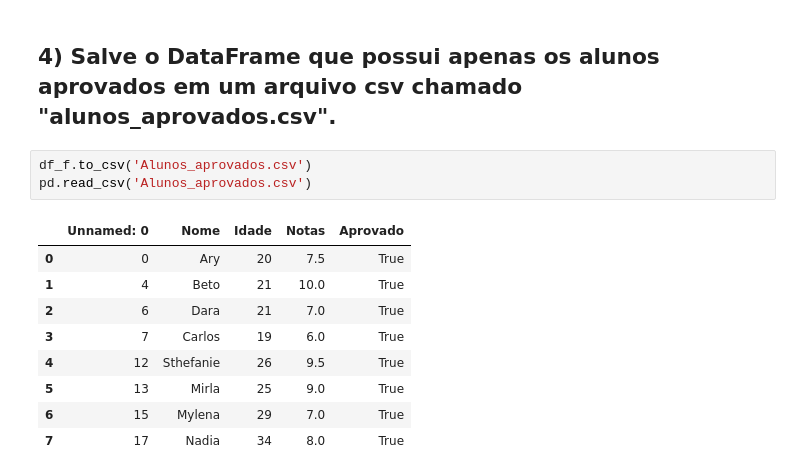
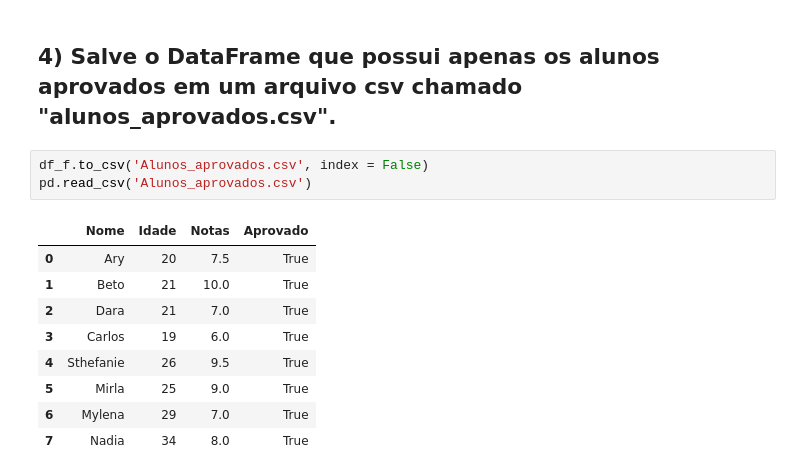
Before and after one commit to MarcelloMedeirosFilho/PandasAlura, a Jupyter notebook: Desafio_bora_praticar?.ipynb, the cells around one changed output. Cells and saved outputs as stored; diff of their text form.

```diff
--- a/Desafio_bora_praticar?.ipynb
+++ b/Desafio_bora_praticar?.ipynb
@@ -70,15 +70,15 @@ df_f = df[selecao_A]
 # %% [markdown]
 ## 4) Salve o DataFrame que possui apenas os alunos aprovados em um arquivo csv chamado "alunos_aprovados.csv".
 # %%
-df_f.to_csv('Alunos_aprovados.csv')
+df_f.to_csv('Alunos_aprovados.csv', index = False)
 pd.read_csv('Alunos_aprovados.csv')
 # %% [output]
-|  | Unnamed: 0 | Nome | Idade | Notas | Aprovado |
-| 0 | 0 | Ary | 20 | 7.5 | True |
-| 1 | 4 | Beto | 21 | 10.0 | True |
-| 2 | 6 | Dara | 21 | 7.0 | True |
-| 3 | 7 | Carlos | 19 | 6.0 | True |
-| 4 | 12 | Sthefanie | 26 | 9.5 | True |
-| 5 | 13 | Mirla | 25 | 9.0 | True |
-| 6 | 15 | Mylena | 29 | 7.0 | True |
-| 7 | 17 | Nadia | 34 | 8.0 | True |
+|  | Nome | Idade | Notas | Aprovado |
+| 0 | Ary | 20 | 7.5 | True |
+| 1 | Beto | 21 | 10.0 | True |
+| 2 | Dara | 21 | 7.0 | True |
+| 3 | Carlos | 19 | 6.0 | True |
+| 4 | Sthefanie | 26 | 9.5 | True |
+| 5 | Mirla | 25 | 9.0 | True |
+| 6 | Mylena | 29 | 7.0 | True |
+| 7 | Nadia | 34 | 8.0 | True |
```
